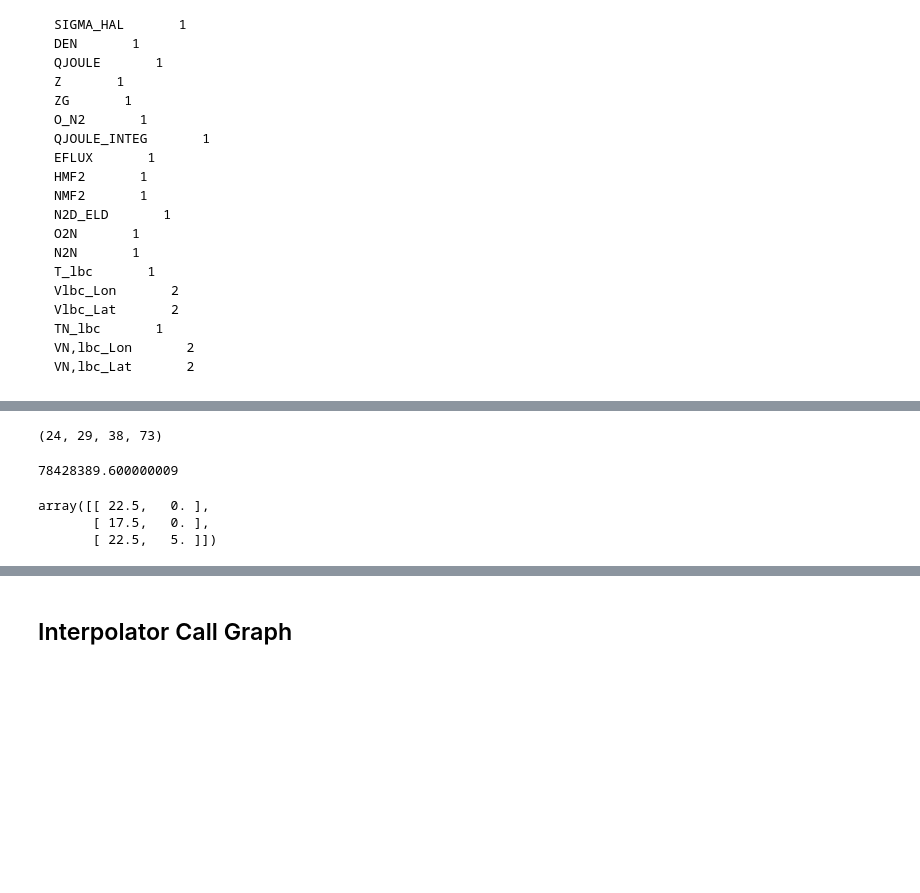
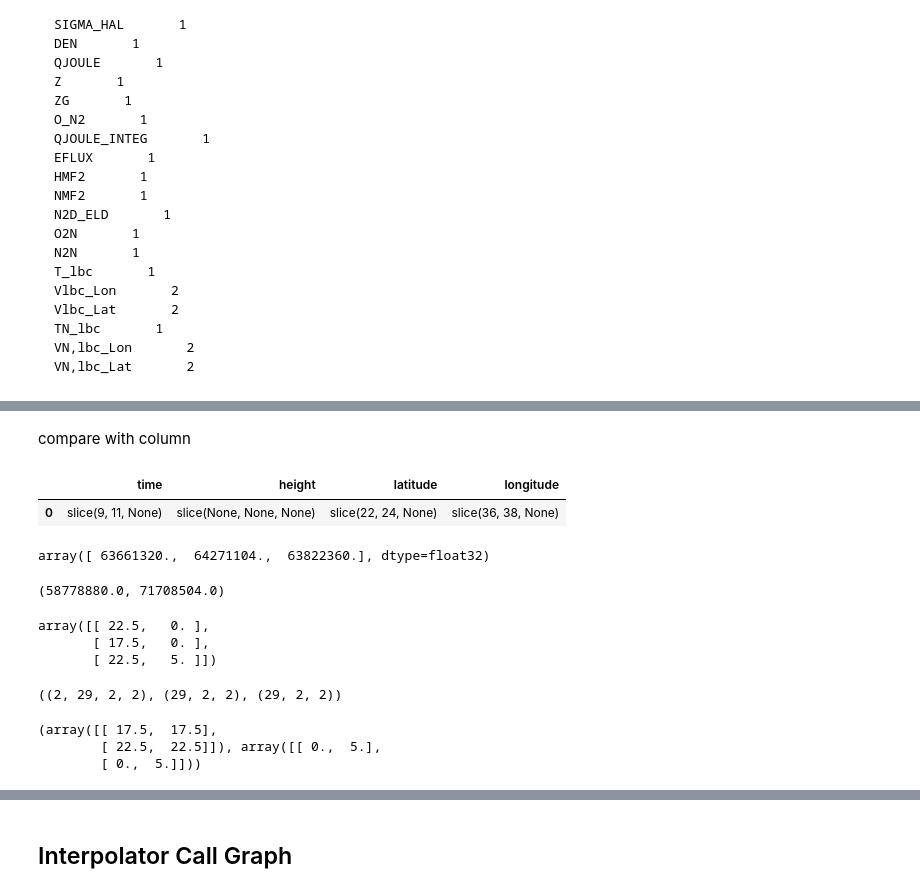
Before and after one commit to asher-pembroke/pytiegcm, a Jupyter notebook: TIEGCM.ipynb, the cells around one changed output, grey strips where cells are left out. Saved outputs shown, nothing was run; the diff lists cells and outputs as text; code cells hidden in the pictures; blank space fills up the shorter version.

```diff
--- a/TIEGCM.ipynb
+++ b/TIEGCM.ipynb
@@ -683 +669,15 @@ tree = scipy.spatial.KDTree(outer_points)
+# %%
+from scipy.spatial import kdtree
+
+from scipy.interpolate import LinearNDInterpolator
+time = 3.5
+# %%
+z_max = tiegcm.z.max()
+z_test = 1.1*z_max
+p4 = Point4D(time, z_test, 20.5, .5)
+
+column_slicer = tiegcm.get_column_slicer_4D(p4)
+z_column, lat_column, lon_column = tiegcm.get_3D_column(column_slicer)
+
+time_index = column_slicer.time.start
 # %%
@@ -696,10 +706,2 @@ lnd_lon = LinearNDInterpolator(tree.data[vertices][:,1:], tiegcm.lon_[-1][lat_in
 assert (float(lnd_lat(p[1:])) == p.latitude)
 assert (float(lnd_lon(p[1:])) == p.longitude)
-# %%
-tiegcm.z.shape
-# %% [output]
-(24, 29, 38, 73)
-# %%
-p.height
-# %% [output]
-78428389.600000009
@@ -706,6 +712,31 @@ p.height
+# %% [markdown]
+compare with column
+# %%
+pd.Series(column_slicer._asdict()).to_frame().T
+# %% [output]
+|  | time | height | latitude | longitude |
+| 0 | slice(9, 11, None) | slice(None, None, None) | slice(22, 24, None) | slice(36, 38, None) |
+# %%
+tiegcm.z[time_index,-1,lat_indices, lon_indices]
+# %% [output]
+array([ 63661320.,  64271104.,  63822360.], dtype=float32)
+# %%
+tiegcm.z[time_index,-1,:,:].min(), tiegcm.z[time_index,-1,:,:].max()
+# %% [output]
+(58778880.0, 71708504.0)
 # %%
 tree.data[vertices][:,1:]
 # %% [output]
 array([[ 22.5,   0. ],
        [ 17.5,   0. ],
        [ 22.5,   5. ]])
+# %%
+z_column.shape, lat_column.shape, lon_column.shape
+# %% [output]
+((2, 29, 2, 2), (29, 2, 2), (29, 2, 2))
+# %%
+lat_column[-1], lon_column[-1]
+# %% [output]
+(array([[ 17.5,  17.5],
+        [ 22.5,  22.5]]), array([[ 0.,  5.],
+        [ 0.,  5.]]))
```
Also changed, not shown: parts of 9 cells of this notebook, 1 other file.
